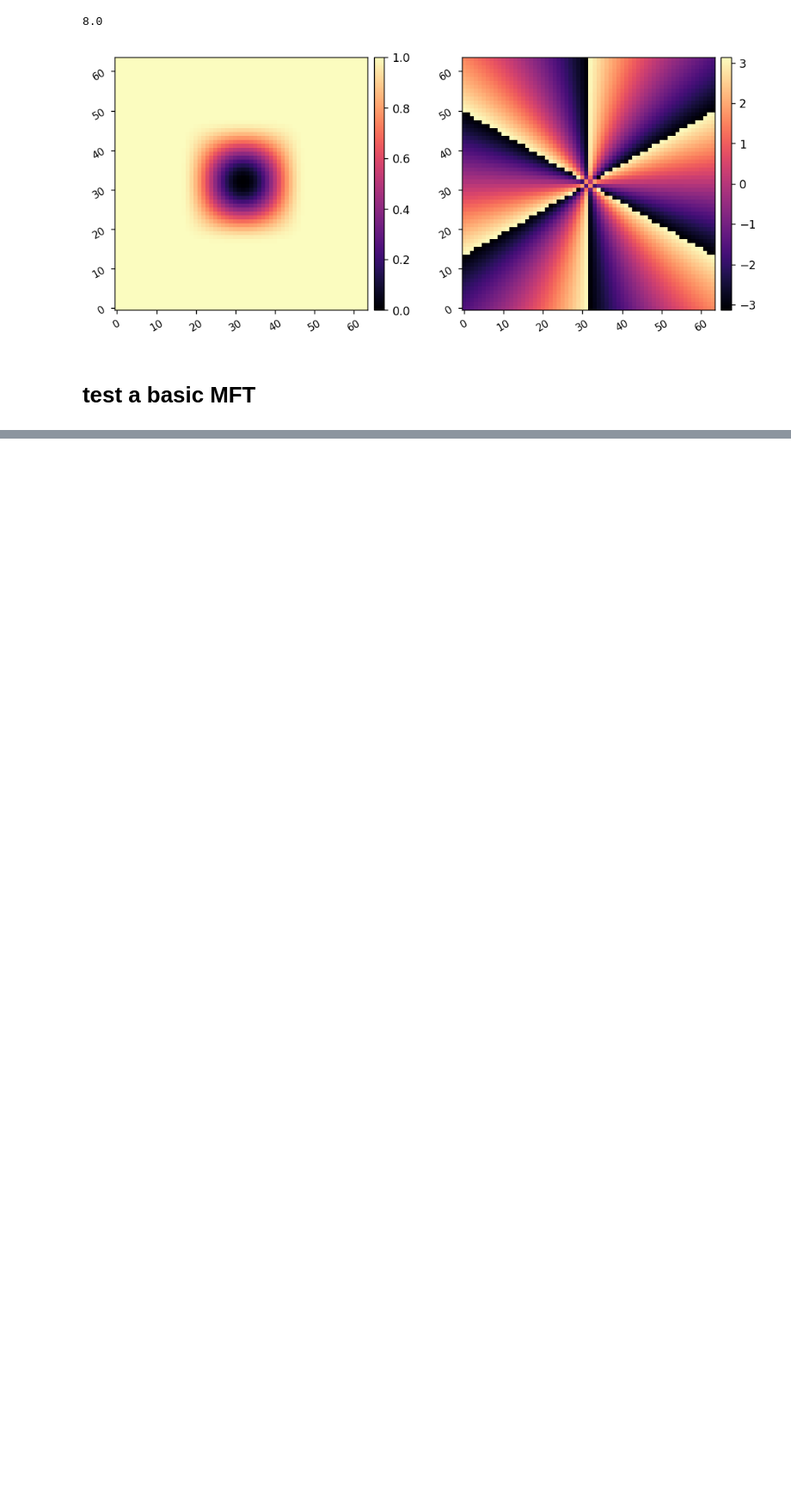
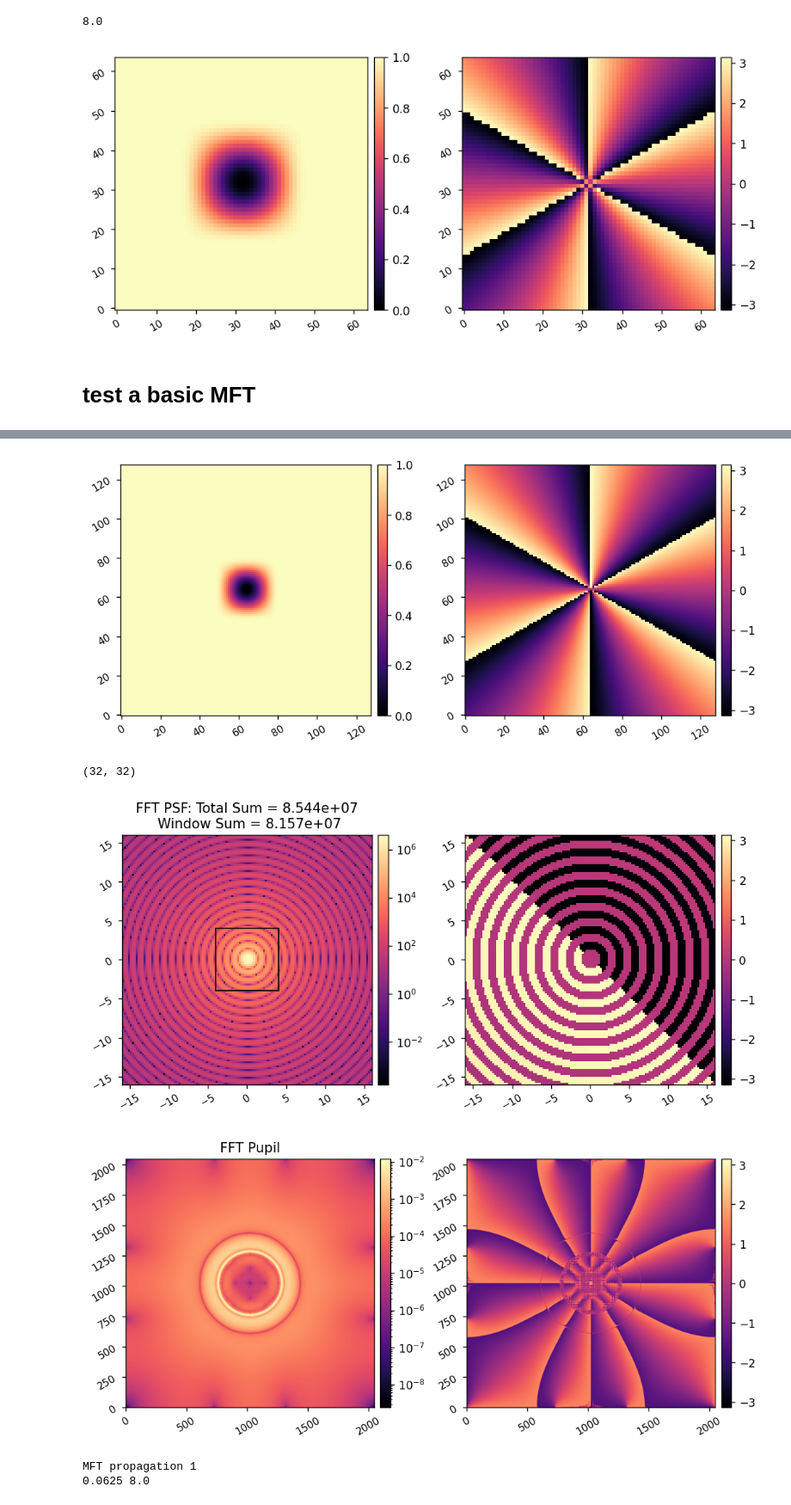
Before and after one commit to uasal/scoob-psf, a Jupyter notebook: example-notebooks/test_vortex.ipynb, the cells around one changed output, grey strips where cells are left out. Shown at 86% size. Saved outputs shown, nothing was run; the diff lists cells and outputs as text; code cells hidden in the pictures; blank space fills up the shorter version.

```diff
--- a/example-notebooks/test_vortex.ipynb
+++ b/example-notebooks/test_vortex.ipynb
@@ -186,0 +188,4 @@ MFT propagation 2
+# %%
+E_LS = apply_vortex(model.PUPIL/xp.sqrt(Imax_ref), Nprops=3, window_size=32, nmft=128)
+imshow1(xp.abs(E_LS), lognorm=True)
+# %% [output]
@@ -186,0 +193,6 @@ MFT propagation 2
+[figure, added]
+(32, 32)
+[figure, added]
+[figure, added]
+MFT propagation 1
+0.0625 8.0
```
Also changed, not shown: parts of 8 cells of this notebook, 3 other files.
